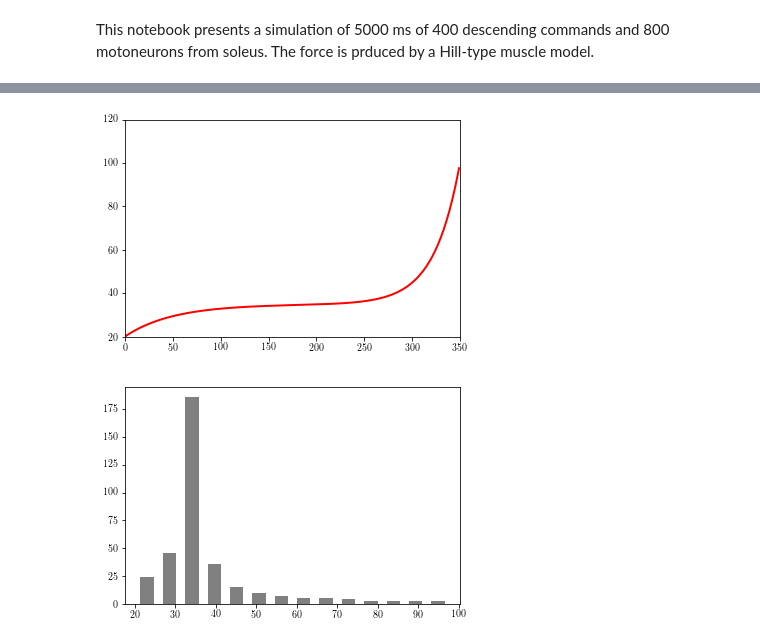
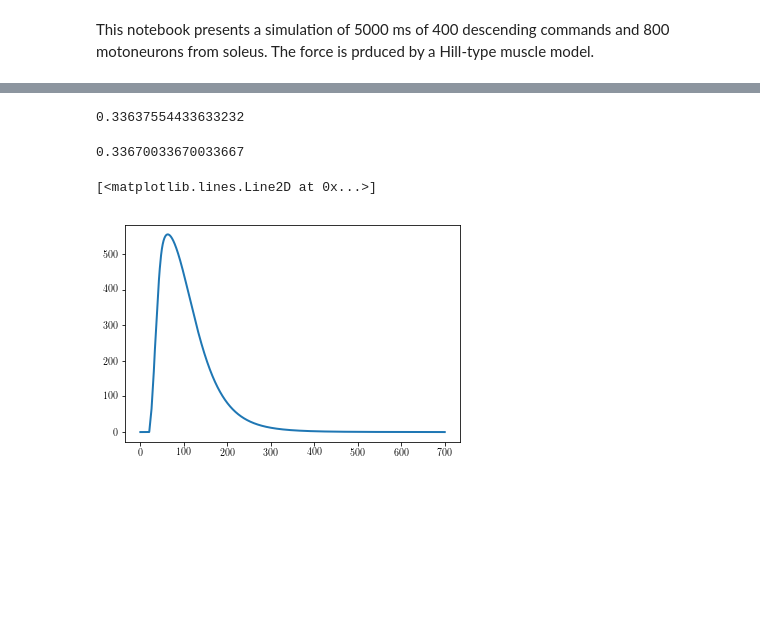
Before and after one commit to rnwatanabe/projectPR, a Jupyter notebook: ExampleNotebooks/MUProperties.ipynb, the cells around one changed output, grey strips where cells are left out. Drawn from its saved outputs; the diff is of its cells as text; code cells hidden in the pictures; blank space fills up the shorter version.

Commit message:
Force variability

```diff
--- a/ExampleNotebooks/MUProperties.ipynb
+++ b/ExampleNotebooks/MUProperties.ipynb
@@ -152,33 +205,14 @@ plt.plot(n,(250-50)*np.exp(-0.01*n)+(50)*np.exp(-0.01*n))
-# %%
-tc5 = np.empty_like(tc1)
-'''
-VS1 = 100.0
-VFR1 = 45.0
-VFF1 = 35.0
-VFFN = 20.25
-'''
-VS1 = 20.25
-VFR1 = 35.0
-VFF1 = 45.0
-VFFN = 100
-Nmu = 350
-NmuS = 250
-NmuFF = 50
-
-for i in xrange(350):
-    tc5[i] = ((VS1 - VFR1) * np.exp(-5.0*i/NmuS) +
-              (VFR1 - VFFN) * (1.0 - np.exp(1.0/NmuFF*np.log((VFF1 - VFR1)/(VFFN - VFR1)) * (Nmu - i))) + VFFN)
-
-plt.figure()
-plt.plot(n,tc5,'r-')
-plt.xlim((0,350))
-plt.ylim((20,120))
-plt.show()
-# %% [output]
-[figure, removed]
-# %%
-plt.figure()
-plt.hist(tc5,14,rwidth=0.6,color='grey')
-plt.show()
-# %% [output]
-[figure, removed]
+# %%
+2/(1+np.exp(-0.7))-1
+# %% [output]
+0.33637554433633232
+# %%
+1/2.97
+# %% [output]
+0.33670033670033667
+# %%
+plt.figure()
+plt.plot(t, pools[0].Muscle.force)
+# %% [output]
+[<matplotlib.lines.Line2D at 0x...>]
+[figure, added]
```
Also changed, not shown: parts of 29 cells of this notebook, 8 other files.
